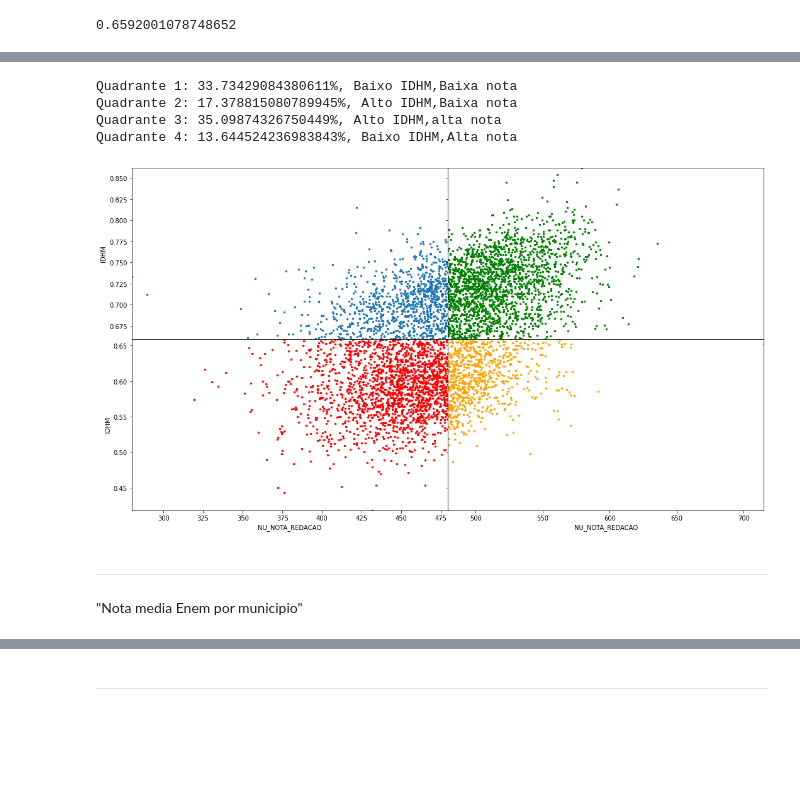
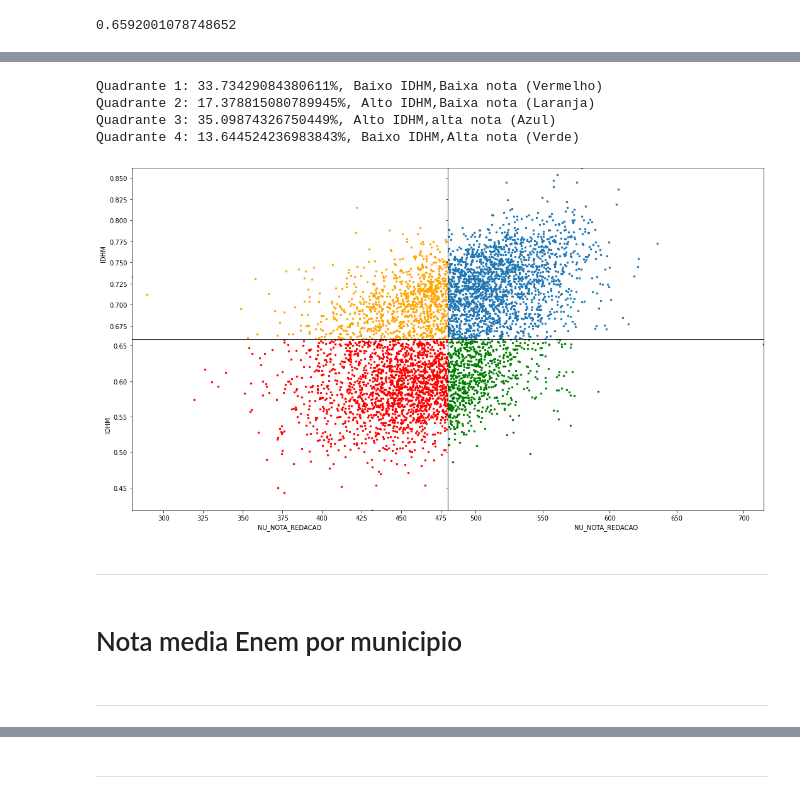
Before and after one commit to rafhaelgomes/Enem_dados_2018, a Jupyter notebook: DadosEnem2018.ipynb, the cells around one changed output, grey strips where cells are left out. Drawn from its saved outputs; the diff is of its cells as text; code cells hidden in the pictures; blank space fills up the shorter version.

```diff
--- a/DadosEnem2018.ipynb
+++ b/DadosEnem2018.ipynb
@@ -351,44 +182,46 @@ mean_IDHM
 # %%
 idhmMunicipio = mediaEnemIDHM.IDHM
 notaMunicipio = mediaEnemIDHM.NU_NOTA_REDACAO
 
 quadrante1= (idhmMunicipio < mean_IDHM)&(notaMunicipio < mean_redacao)
 quadrante2= (idhmMunicipio > mean_IDHM)&(notaMunicipio < mean_redacao)
 quadrante3= (idhmMunicipio > mean_IDHM)&(notaMunicipio > mean_redacao)
 quadrante4= (idhmMunicipio < mean_IDHM)&(notaMunicipio > mean_redacao)
 
 fig , ax = plt.subplots(2,2,figsize=(18,10),sharex ='col',sharey ='row')
 plt.subplots_adjust(wspace = 0,hspace = 0)
 
 minRedacao = mediaEnemIDHM.NU_NOTA_REDACAO.min()
 maxRedacao = mediaEnemIDHM.NU_NOTA_REDACAO.max()
 minIDHM = mediaEnemIDHM.IDHM.min()
 maxIDHM = mediaEnemIDHM.IDHM.max()
 
 
 mediaEnemIDHM1 = mediaEnemIDHM[quadrante1]
 mediaEnemIDHM1.plot.scatter('NU_NOTA_REDACAO','IDHM',color ='red',s=6,ax = ax[1,0], xlim = (minRedacao,mean_redacao), ylim= (minIDHM , mean_IDHM))
-print("Quadrante 1: {}%, Baixo IDHM,Baixa nota".format(100*len(mediaEnemIDHM1.IDHM)/len(idhmMunicipio)))
+print("Quadrante 1: {}%, Baixo IDHM,Baixa nota (Vermelho)".format(100*len(mediaEnemIDHM1.IDHM)/len(idhmMunicipio)))
 
 mediaEnemIDHM2 = mediaEnemIDHM[quadrante2]
-mediaEnemIDHM2.plot.scatter('NU_NOTA_REDACAO','IDHM',s=6,ax = ax[0,0], xlim = (minRedacao,mean_redacao), ylim=(mean_IDHM,maxIDHM))
-print("Quadrante 2: {}%, Alto IDHM,Baixa nota".format(100*len(mediaEnemIDHM2.IDHM)/len(idhmMunicipio)))
+mediaEnemIDHM2.plot.scatter('NU_NOTA_REDACAO','IDHM',color ='Orange',s=6,ax = ax[0,0], xlim = (minRedacao,mean_redacao), ylim=(mean_IDHM,maxIDHM))
+print("Quadrante 2: {}%, Alto IDHM,Baixa nota (Laranja)".format(100*len(mediaEnemIDHM2.IDHM)/len(idhmMunicipio)))
 
 mediaEnemIDHM3 = mediaEnemIDHM[quadrante3]
-mediaEnemIDHM3.plot.scatter('NU_NOTA_REDACAO','IDHM',color ='green',s=6,ax = ax[0,1], xlim = (mean_redacao,maxRedacao), ylim=( mean_IDHM, maxIDHM ))
-print("Quadrante 3: {}%, Alto IDHM,alta nota".format(100*len(mediaEnemIDHM3.IDHM)/len(idhmMunicipio)))
+mediaEnemIDHM3.plot.scatter('NU_NOTA_REDACAO','IDHM',s=6,ax = ax[0,1], xlim = (mean_redacao,maxRedacao), ylim=( mean_IDHM, maxIDHM ))
+print("Quadrante 3: {}%, Alto IDHM,alta nota (Azul)".format(100*len(mediaEnemIDHM3.IDHM)/len(idhmMunicipio)))
 
 mediaEnemIDHM4 = mediaEnemIDHM[quadrante4]
-mediaEnemIDHM4.plot.scatter('NU_NOTA_REDACAO','IDHM',color ='orange',s=6,ax = ax[1,1], xlim = (mean_redacao,maxRedacao), ylim=( minIDHM , mean_IDHM))
-print("Quadrante 4: {}%, Baixo IDHM,Alta nota".format(100*len(mediaEnemIDHM4.IDHM)/len(idhmMunicipio)))
+mediaEnemIDHM4.plot.scatter('NU_NOTA_REDACAO','IDHM',color ='green',s=6,ax = ax[1,1], xlim = (mean_redacao,maxRedacao), ylim=( minIDHM , mean_IDHM))
+print("Quadrante 4: {}%, Baixo IDHM,Alta nota (Verde)".format(100*len(mediaEnemIDHM4.IDHM)/len(idhmMunicipio)))
 # %% [output]
-Quadrante 1: 33.73429084380611%, Baixo IDHM,Baixa nota
-Quadrante 2: 17.378815080789945%, Alto IDHM,Baixa nota
-Quadrante 3: 35.09874326750449%, Alto IDHM,alta nota
-Quadrante 4: 13.644524236983843%, Baixo IDHM,Alta nota
+Quadrante 1: 33.73429084380611%, Baixo IDHM,Baixa nota (Vermelho)
+Quadrante 2: 17.378815080789945%, Alto IDHM,Baixa nota (Laranja)
+Quadrante 3: 35.09874326750449%, Alto IDHM,alta nota (Azul)
+Quadrante 4: 13.644524236983843%, Baixo IDHM,Alta nota (Verde)
-[figure, old version]
+[figure, new version]
 # %% [markdown]
 ------------------------------------------------------------
 # %% [markdown]
-"Nota media Enem por municipio"
+# Nota media Enem por municipio
+# %% [markdown]
+--------------------------------------------------------------
 # %%
```
Also changed, not shown: parts of 36 cells of this notebook.
